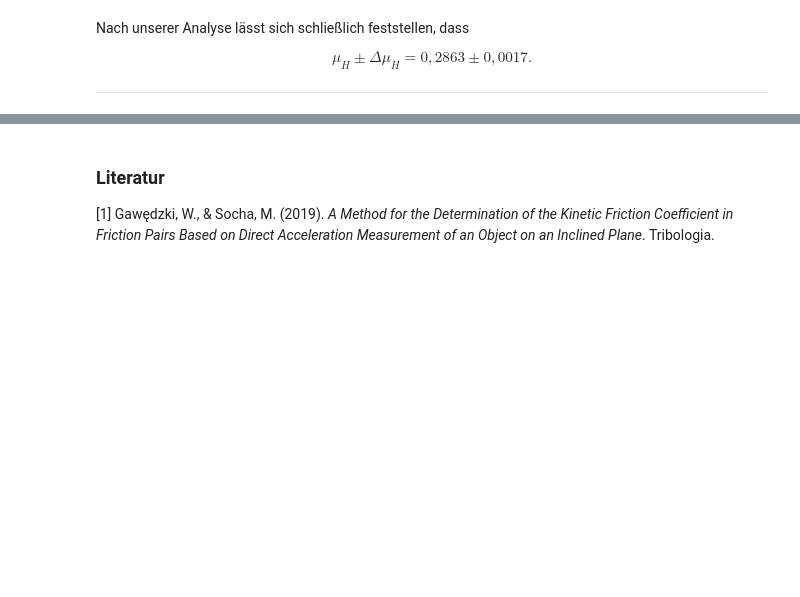
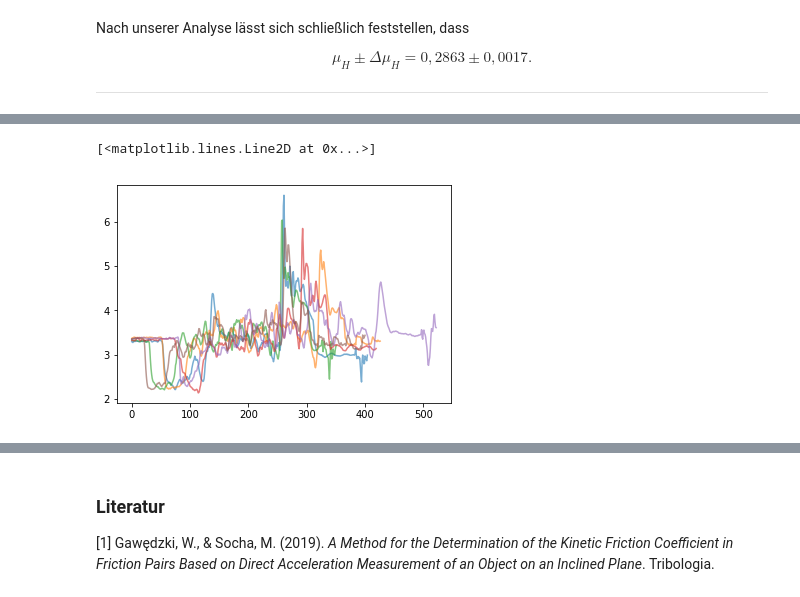
Before and after one commit to allgebrist/physik-praktikum, a Jupyter notebook: 8. Schiefe Ebene mit Reibung.ipynb, the cells around one changed output, grey strips where cells are left out. Saved outputs shown, nothing was run; the diff lists cells and outputs as text; code cells hidden in the pictures; blank space fills up the shorter version.

```diff
--- a/8. Schiefe Ebene mit Reibung.ipynb
+++ b/8. Schiefe Ebene mit Reibung.ipynb
@@ -209,0 +233,17 @@ die Länge der Ebene $x=(26,5\pm 0,1)\textrm{ cm}$
+# %%
+tabelle221 = pandas.read_csv('Daten/reibungebene/Versuch 2 Winkel 2.1.csv')
+tabelle222 = pandas.read_csv('Daten/reibungebene/Versuch 2 Winkel 2.2.csv')
+tabelle223 = pandas.read_csv('Daten/reibungebene/Versuch 2 Winkel 2.3.csv')
+tabelle224 = pandas.read_csv('Daten/reibungebene/Versuch 2 Winkel 2.4.csv')
+tabelle225 = pandas.read_csv('Daten/reibungebene/Versuch 2 Winkel 2.5.csv')
+tabelle226 = pandas.read_csv('Daten/reibungebene/Versuch 2 Winkel 2.6.csv')
+
+plt.plot(tabelle221["Acceleration y (m/s^2)"], alpha = 0.6)
+plt.plot(tabelle222["Acceleration y (m/s^2)"], alpha = 0.6)
+plt.plot(tabelle223["Acceleration y (m/s^2)"], alpha = 0.6)
+plt.plot(tabelle224["Acceleration y (m/s^2)"], alpha = 0.6)
+plt.plot(tabelle225["Acceleration y (m/s^2)"], alpha = 0.6)
+plt.plot(tabelle226["Acceleration y (m/s^2)"], alpha = 0.6)
+# %% [output]
+[<matplotlib.lines.Line2D at 0x...>]
+[figure, added]
```
Also changed, not shown: parts of 5 cells of this notebook.
